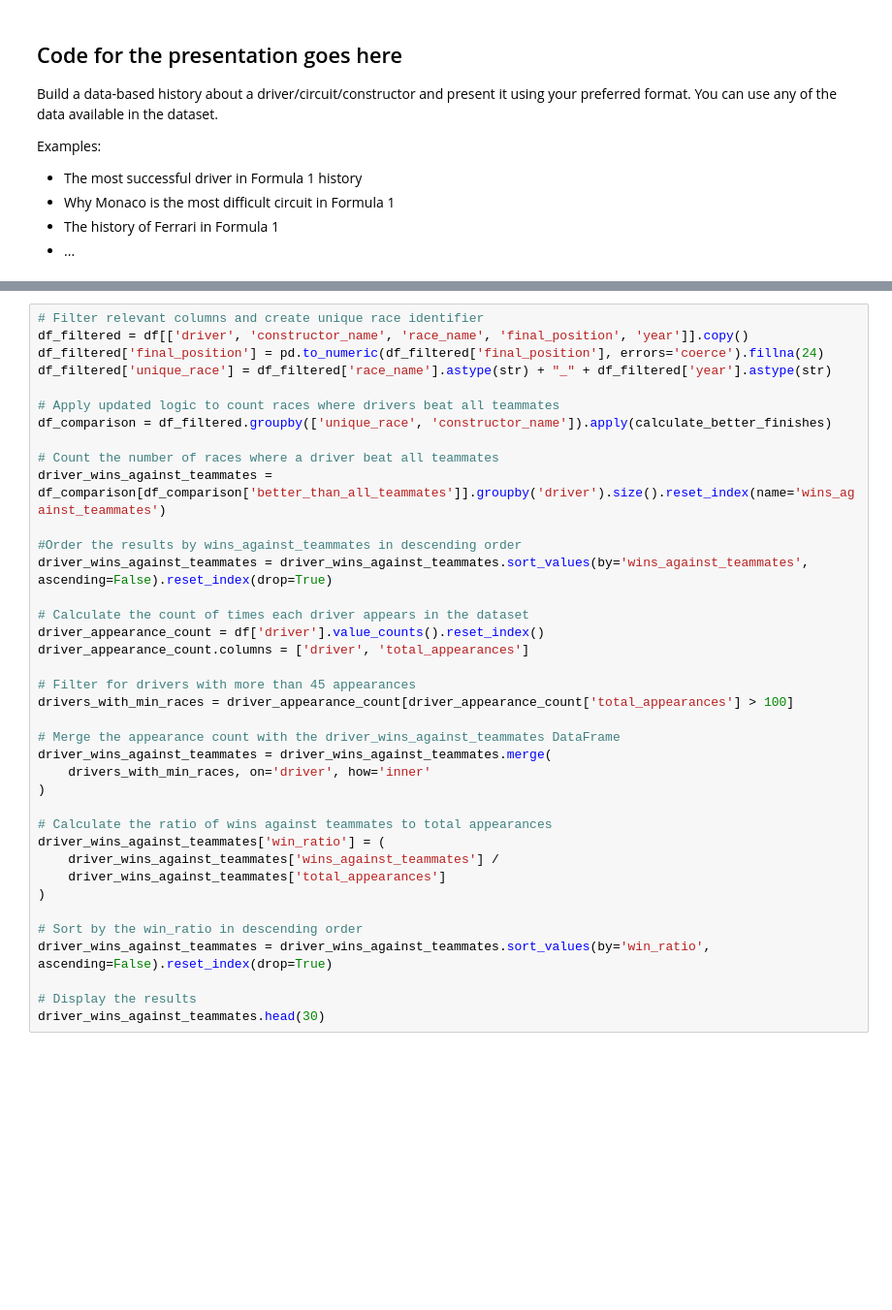
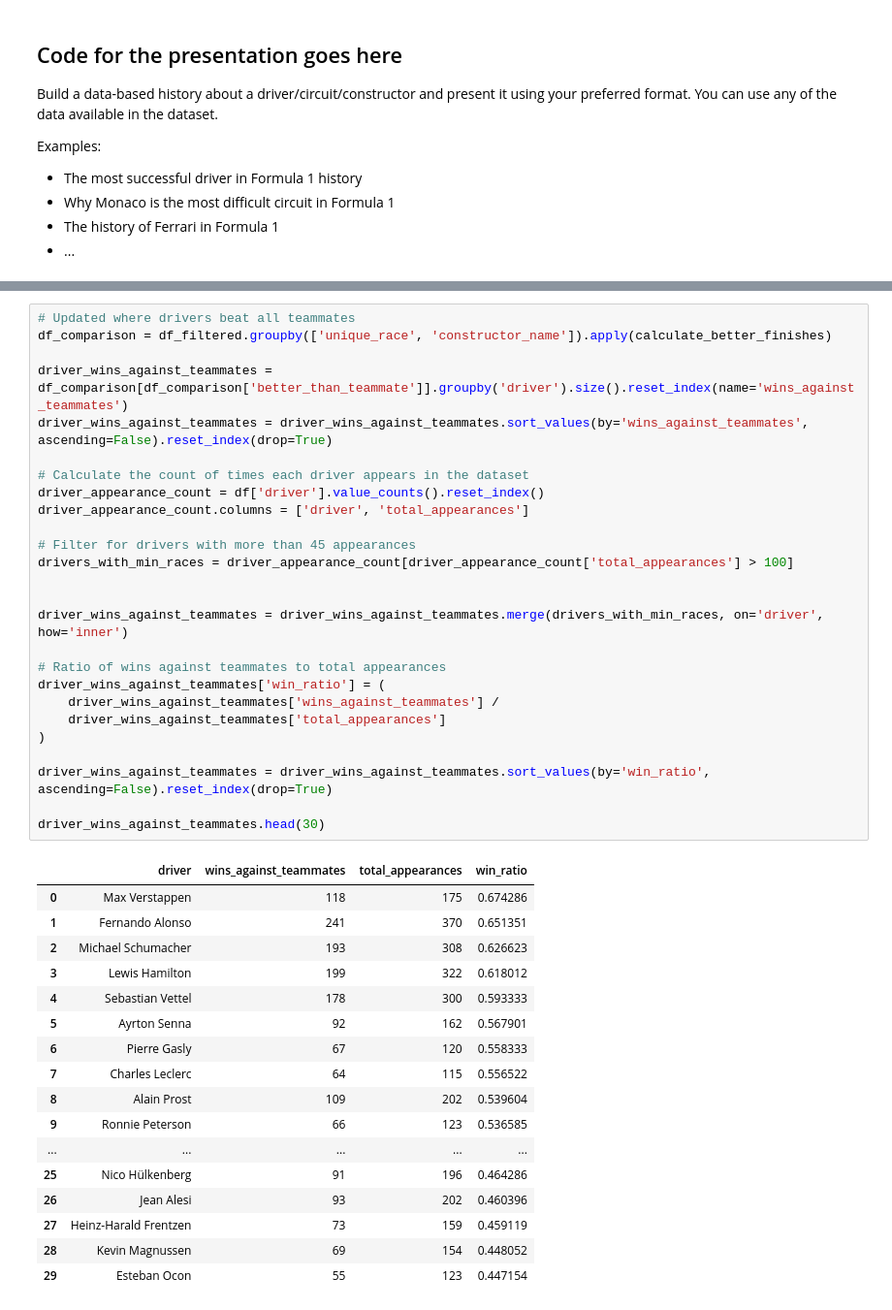
Before and after one commit to BOYSABIO/IE-University, a Jupyter notebook: IE_MASTERS/7_PYTHON_FOR_DATA_ANALYSIS/GROUP_PROJECT/group_assignment_8.ipynb, the cells around one changed output, grey strips where cells are left out. Shown at 97% size. Cells and saved outputs as stored; diff of their text form; blank space fills up the shorter version.

Commit message:
Finished cleaned python group project

```diff
--- a/IE_MASTERS/7_PYTHON_FOR_DATA_ANALYSIS/GROUP_PROJECT/group_assignment_8.ipynb
+++ b/IE_MASTERS/7_PYTHON_FOR_DATA_ANALYSIS/GROUP_PROJECT/group_assignment_8.ipynb
@@ -831,43 +783,49 @@ driver_performance_ratio.head(30)
 | 28 | Phil Hill | 367 | 52 | 0.282308 |
 | 29 | David Coulthard | 1726 | 247 | 0.279514 |
 # %%
-# Filter relevant columns and create unique race identifier
-df_filtered = df[['driver', 'constructor_name', 'race_name', 'final_position', 'year']].copy()
-df_filtered['final_position'] = pd.to_numeric(df_filtered['final_position'], errors='coerce').fillna(24)
-df_filtered['unique_race'] = df_filtered['race_name'].astype(str) + "_" + df_filtered['year'].astype(str)
-
-# Apply updated logic to count races where drivers beat all teammates
+# Updated where drivers beat all teammates
 df_comparison = df_filtered.groupby(['unique_race', 'constructor_name']).apply(calculate_better_finishes)
 
-# Count the number of races where a driver beat all teammates
-driver_wins_against_teammates = df_comparison[df_comparison['better_than_all_teammates']].groupby('driver').size().reset_index(name='wins_against_teammates')
-
-#Order the results by wins_against_teammates in descending order
+driver_wins_against_teammates = df_comparison[df_comparison['better_than_teammate']].groupby('driver').size().reset_index(name='wins_against_teammates')
 driver_wins_against_teammates = driver_wins_against_teammates.sort_values(by='wins_against_teammates', ascending=False).reset_index(drop=True)
 
 # Calculate the count of times each driver appears in the dataset
 driver_appearance_count = df['driver'].value_counts().reset_index()
 driver_appearance_count.columns = ['driver', 'total_appearances']
 
 # Filter for drivers with more than 45 appearances
 drivers_with_min_races = driver_appearance_count[driver_appearance_count['total_appearances'] > 100]
 
-# Merge the appearance count with the driver_wins_against_teammates DataFrame
-driver_wins_against_teammates = driver_wins_against_teammates.merge(
-    drivers_with_min_races, on='driver', how='inner'
-)
 
-# Calculate the ratio of wins against teammates to total appearances
+driver_wins_against_teammates = driver_wins_against_teammates.merge(drivers_with_min_races, on='driver', how='inner')
+
+# Ratio of wins against teammates to total appearances
 driver_wins_against_teammates['win_ratio'] = (
     driver_wins_against_teammates['wins_against_teammates'] /
     driver_wins_against_teammates['total_appearances']
 )
 
-# Sort by the win_ratio in descending order
 driver_wins_against_teammates = driver_wins_against_teammates.sort_values(by='win_ratio', ascending=False).reset_index(drop=True)
 
-# Display the results
 driver_wins_against_teammates.head(30)
+# %% [output]
+|  | driver | wins_against_teammates | total_appearances | win_ratio |
+| 0 | Max Verstappen | 118 | 175 | 0.674286 |
+| 1 | Fernando Alonso | 241 | 370 | 0.651351 |
+| 2 | Michael Schumacher | 193 | 308 | 0.626623 |
+| 3 | Lewis Hamilton | 199 | 322 | 0.618012 |
+| 4 | Sebastian Vettel | 178 | 300 | 0.593333 |
+| 5 | Ayrton Senna | 92 | 162 | 0.567901 |
+| 6 | Pierre Gasly | 67 | 120 | 0.558333 |
+| 7 | Charles Leclerc | 64 | 115 | 0.556522 |
+| 8 | Alain Prost | 109 | 202 | 0.539604 |
+| 9 | Ronnie Peterson | 66 | 123 | 0.536585 |
+| ... | ... | ... | ... | ... |
+| 25 | Nico Hülkenberg | 91 | 196 | 0.464286 |
+| 26 | Jean Alesi | 93 | 202 | 0.460396 |
+| 27 | Heinz-Harald Frentzen | 73 | 159 | 0.459119 |
+| 28 | Kevin Magnussen | 69 | 154 | 0.448052 |
+| 29 | Esteban Ocon | 55 | 123 | 0.447154 |
 # %%
 # Merge the two DataFrames on the 'driver' column
 combined_df = driver_performance_ratio.merge(
```
Also changed, not shown: parts of 8 cells of this notebook.
